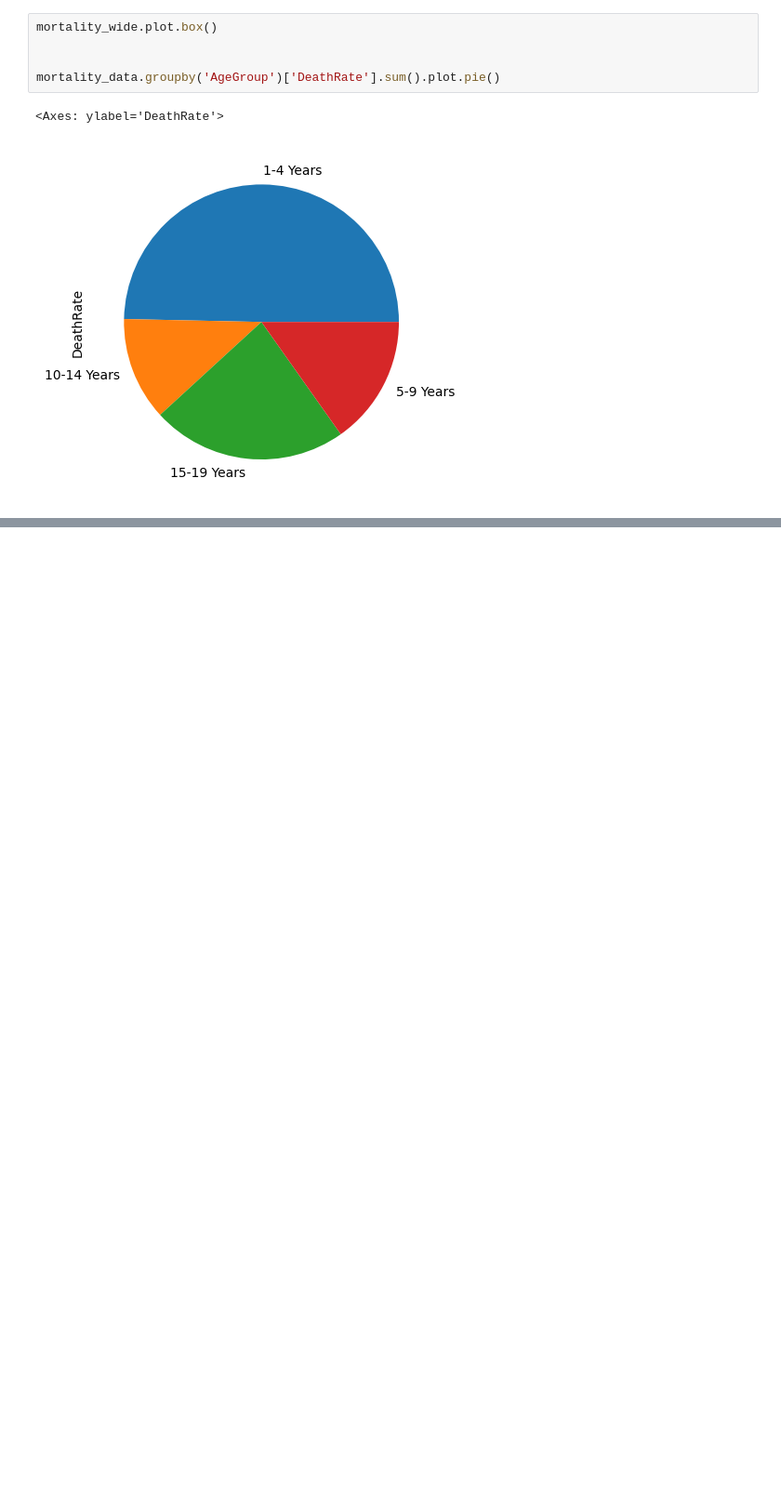
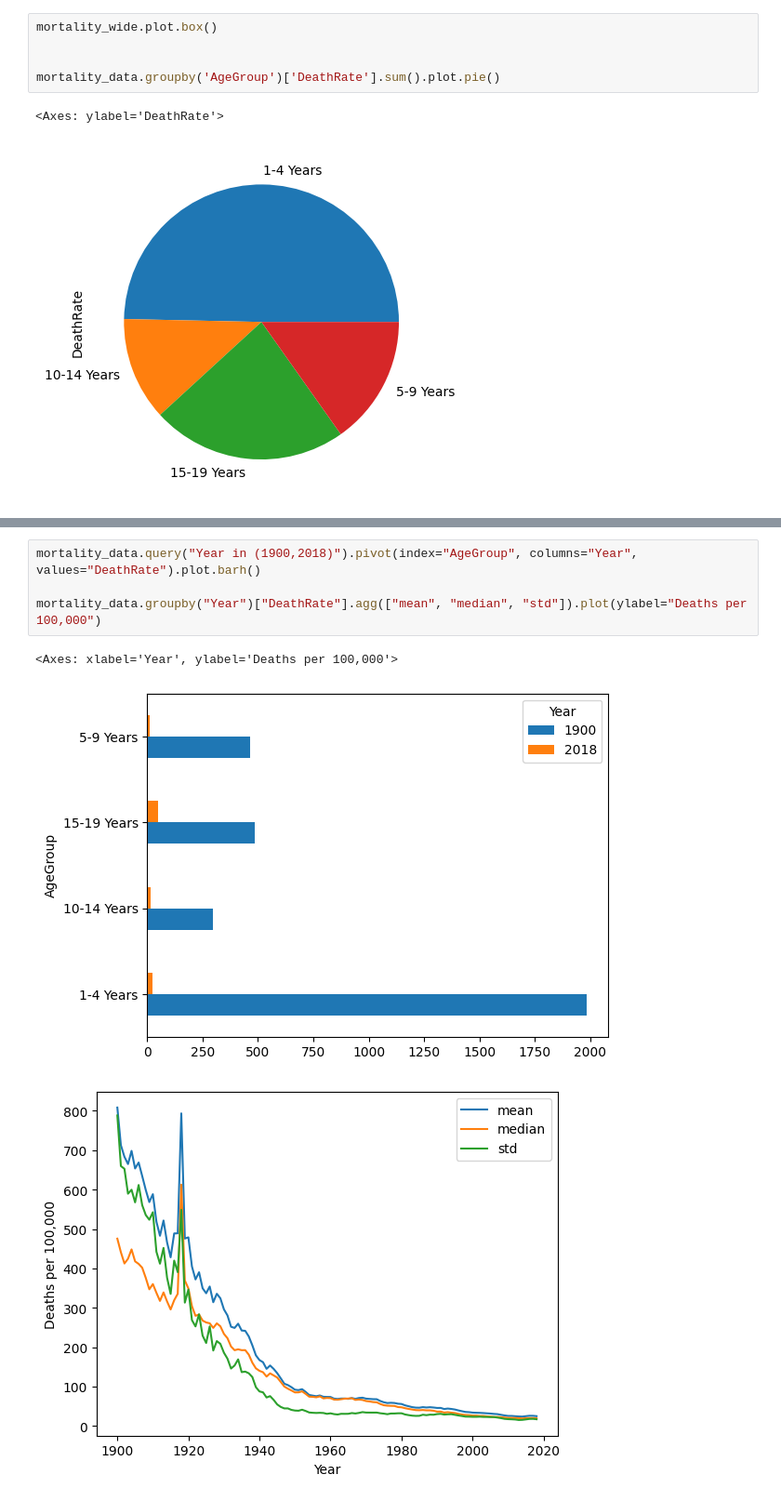
Before and after one commit to zubair480/datascience, a Jupyter notebook: chapter_3.ipynb, the cells around one changed output, grey strips where cells are left out. Shown at 93% size. Saved outputs shown, nothing was run; the diff lists cells and outputs as text; blank space fills up the shorter version.

```diff
--- a/chapter_3.ipynb
+++ b/chapter_3.ipynb
@@ -75,0 +81,8 @@ mortality_data.groupby('AgeGroup')['DeathRate'].sum().plot.pie()
+# %%
+mortality_data.query("Year in (1900,2018)").pivot(index="AgeGroup", columns="Year", values="DeathRate").plot.barh()
+
+mortality_data.groupby("Year")["DeathRate"].agg(["mean", "median", "std"]).plot(ylabel="Deaths per 100,000")
+# %% [output]
+<Axes: xlabel='Year', ylabel='Deaths per 100,000'>
+[figure, added]
+[figure, added]
```
Also changed, not shown: parts of 1 cell of this notebook.
